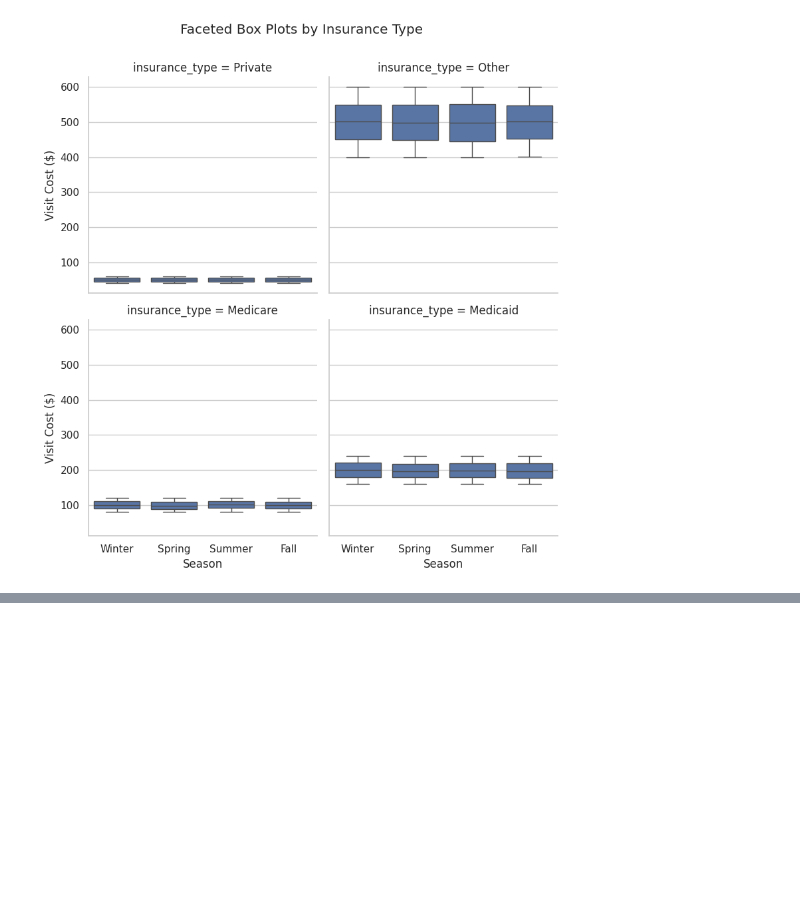
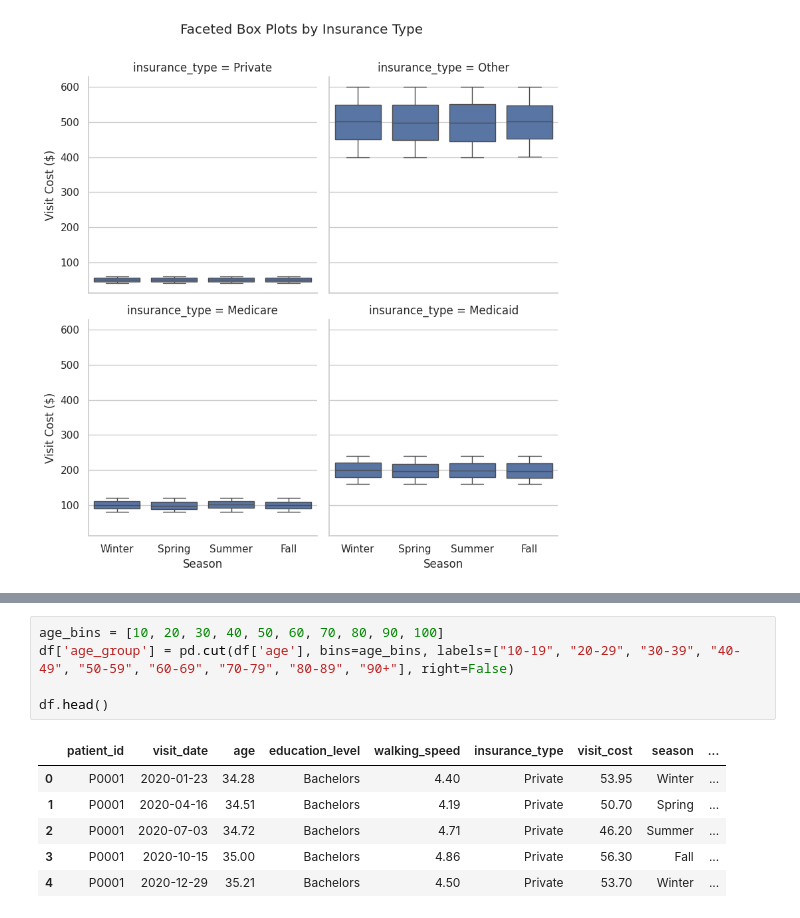
Before and after one commit to UCSF-DataSci/09-second-exam-irisk2050, a Jupyter notebook: visualize.ipynb, the cells around one changed output, grey strips where cells are left out. Cells and saved outputs as stored; diff of their text form; blank space fills up the shorter version.

```diff
--- a/visualize.ipynb
+++ b/visualize.ipynb
@@ -211,0 +239,12 @@ plt.show()
+# %%
+age_bins = [10, 20, 30, 40, 50, 60, 70, 80, 90, 100]
+df['age_group'] = pd.cut(df['age'], bins=age_bins, labels=["10-19", "20-29", "30-39", "40-49", "50-59", "60-69", "70-79", "80-89", "90+"], right=False)
+
+df.head()
+# %% [output]
+|  | patient_id | visit_date | age | education_level | walking_speed | insurance_type | visit_cost | season | ... |
+| 0 | P0001 | 2020-01-23 | 34.28 | Bachelors | 4.40 | Private | 53.95 | Winter | ... |
+| 1 | P0001 | 2020-04-16 | 34.51 | Bachelors | 4.19 | Private | 50.70 | Spring | ... |
+| 2 | P0001 | 2020-07-03 | 34.72 | Bachelors | 4.71 | Private | 46.20 | Summer | ... |
+| 3 | P0001 | 2020-10-15 | 35.00 | Bachelors | 4.86 | Private | 56.30 | Fall | ... |
+| 4 | P0001 | 2020-12-29 | 35.21 | Bachelors | 4.50 | Private | 53.70 | Winter | ... |
```
Also changed, not shown: parts of 7 cells of this notebook, 3 other files.
